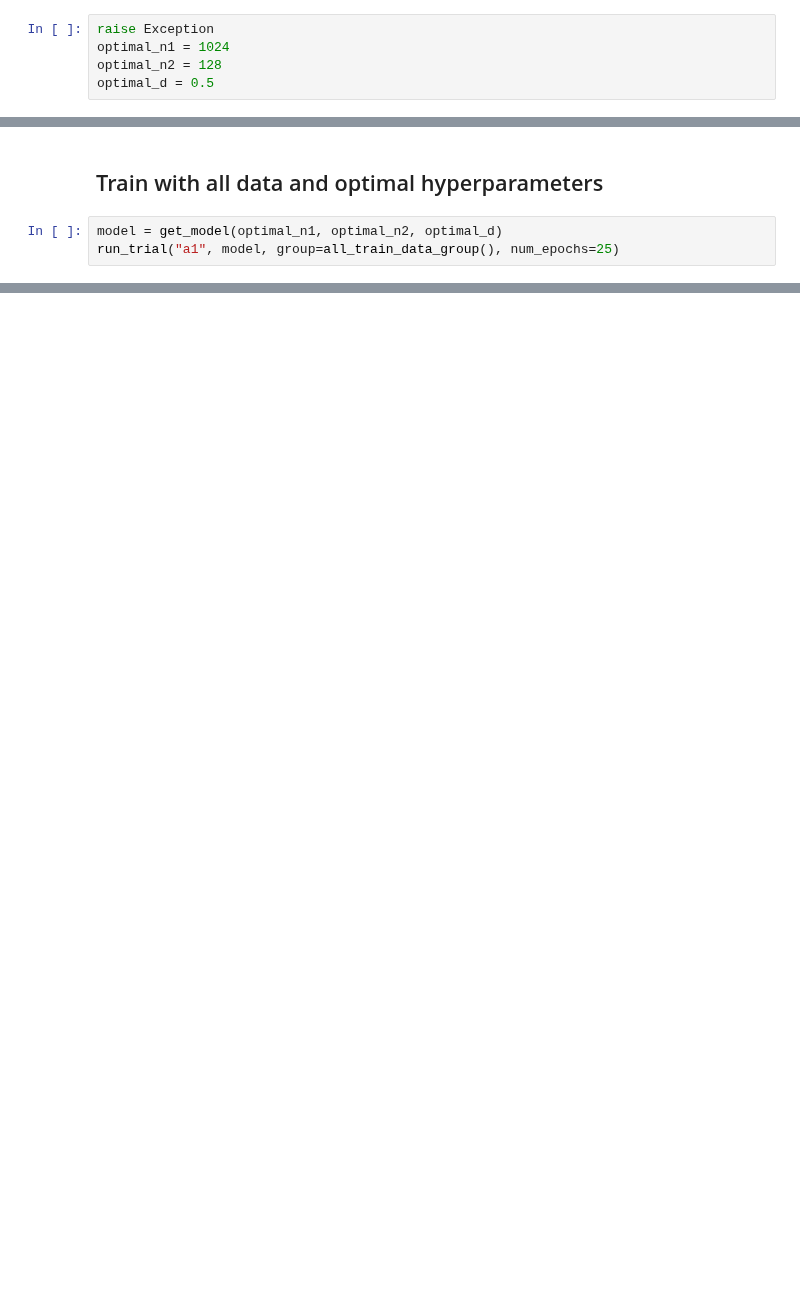
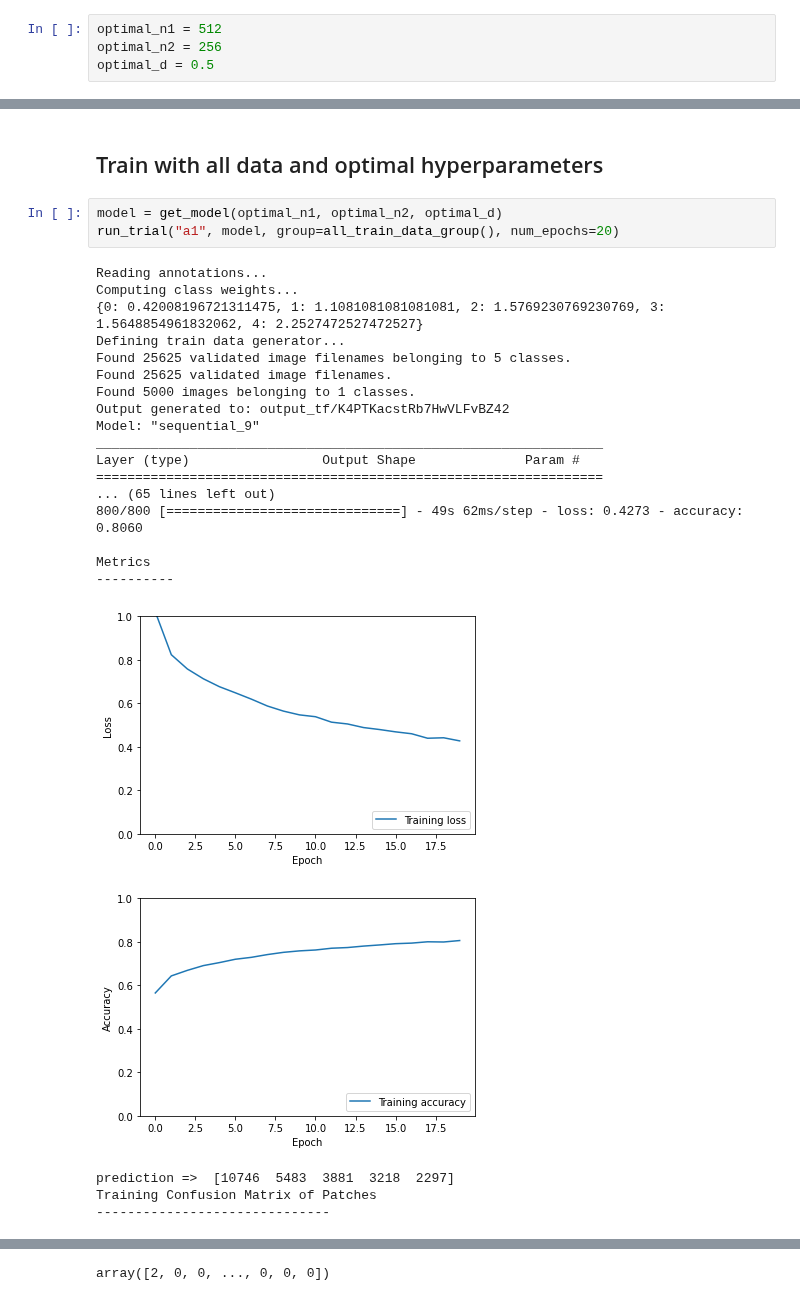
Before and after one commit to jmaness/csc591nn-projc1, a Jupyter notebook: c2_tf_c1.ipynb, the cells around one changed output, grey strips where cells are left out. Saved outputs shown, nothing was run; the diff lists cells and outputs as text; blank space fills up the shorter version.

```diff
--- a/c2_tf_c1.ipynb
+++ b/c2_tf_c1.ipynb
@@ -1752,7 +1752,6 @@ array([2, 0, 0, ..., 0, 0, 0])
 # %% [markdown]
 #### Summary: Best hyperparameters
 # %%
-raise Exception
-optimal_n1 = 1024
-optimal_n2 = 128
+optimal_n1 = 512
+optimal_n2 = 256
 optimal_d = 0.5
@@ -1762,4 +1759,27 @@ Exception:
 ## Train with all data and optimal hyperparameters
 # %%
 model = get_model(optimal_n1, optimal_n2, optimal_d)
-run_trial("a1", model, group=all_train_data_group(), num_epochs=25)
+run_trial("a1", model, group=all_train_data_group(), num_epochs=20)
+# %% [output]
+Reading annotations...
+Computing class weights...
+{0: 0.42008196721311475, 1: 1.1081081081081081, 2: 1.5769230769230769, 3: 1.5648854961832062, 4: 2.2527472527472527}
+Defining train data generator...
+Found 25625 validated image filenames belonging to 5 classes.
+Found 25625 validated image filenames.
+Found 5000 images belonging to 1 classes.
+Output generated to: output_tf/K4PTKacstRb7HwVLFvBZ42
+Model: "sequential_9"
+_________________________________________________________________
+Layer (type)                 Output Shape              Param #
+=================================================================
+... (65 lines left out)
+800/800 [==============================] - 49s 62ms/step - loss: 0.4273 - accuracy: 0.8060
+
+Metrics
+----------
+[figure, added]
+[figure, added]
+prediction =>  [10746  5483  3881  3218  2297]
+Training Confusion Matrix of Patches
+------------------------------
@@ -1765,0 +1829 @@ run_trial("a1", model, group=all_train_data_group(), num_epochs=25)
+array([2, 0, 0, ..., 0, 0, 0])
```
Also changed, not shown: parts of 2 cells of this notebook.
